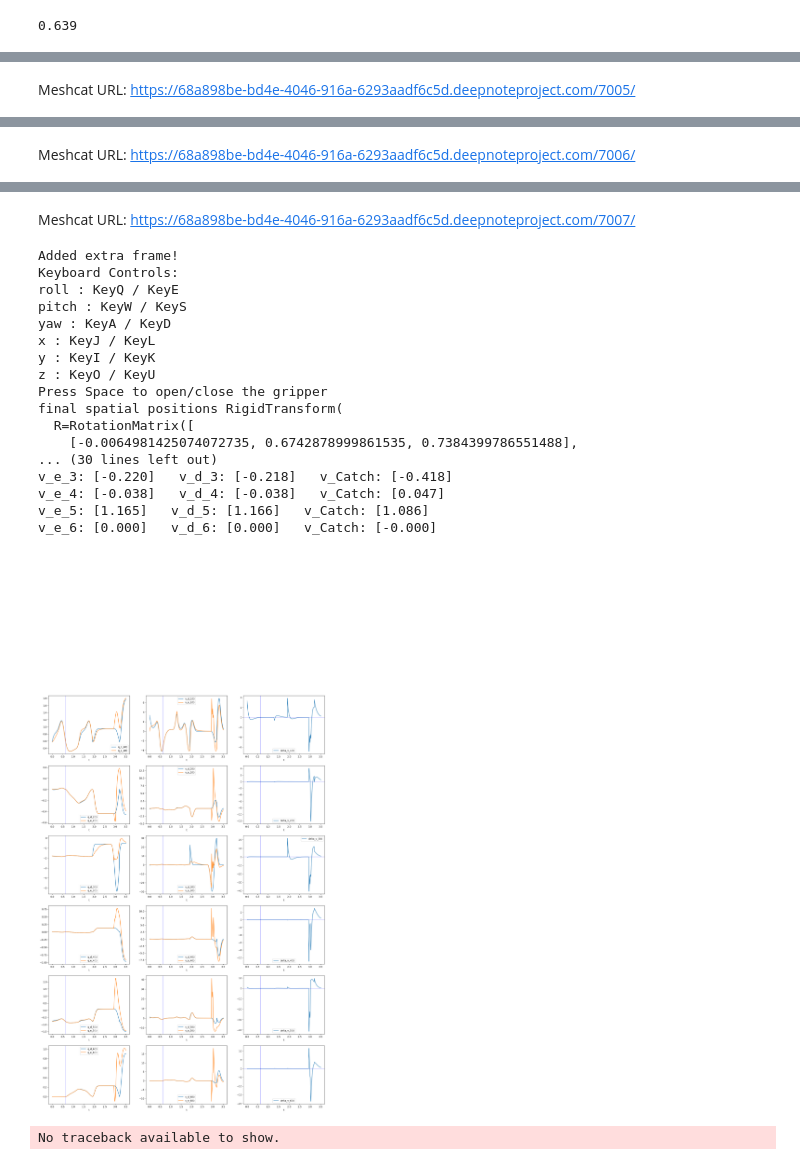
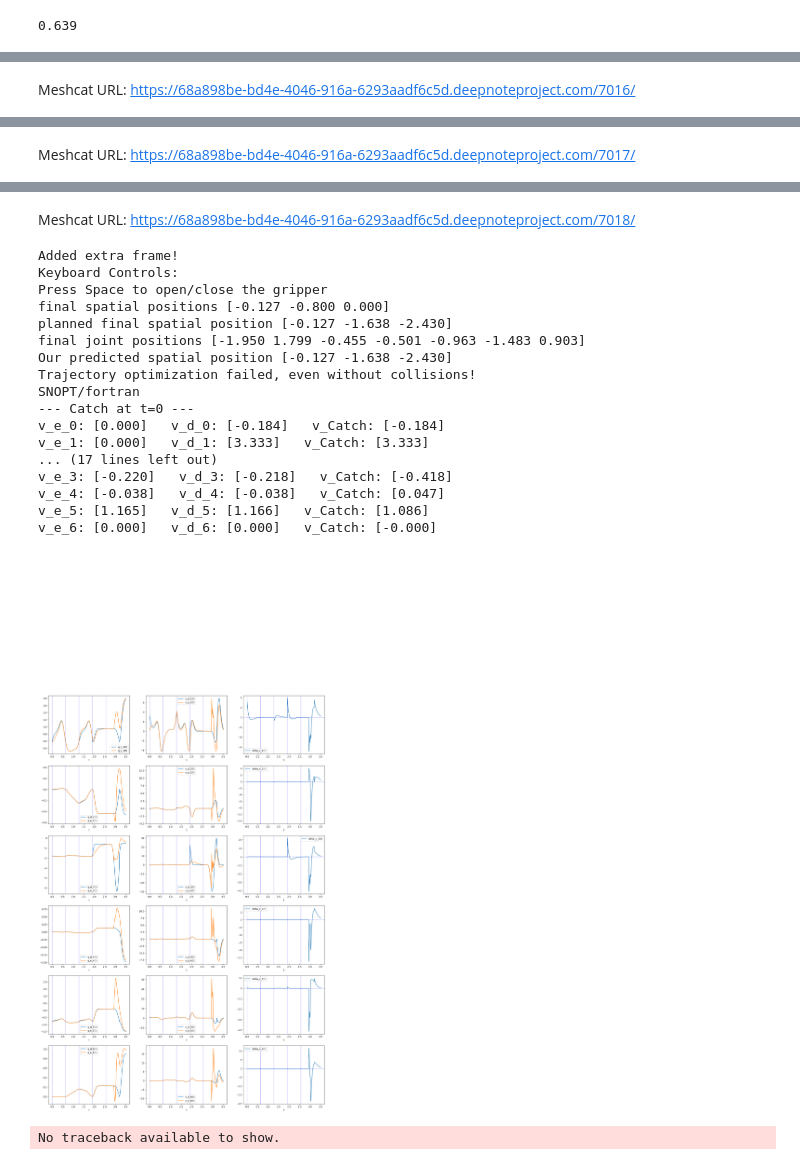
Before and after one commit to shaoyuancc/one_arm_juggling, a Jupyter notebook: Jug_with_Catch_Update-2.ipynb, the cells around one changed output, grey strips where cells are left out. Saved outputs shown, nothing was run; the diff lists cells and outputs as text; code cells hidden in the pictures.

```diff
--- a/Jug_with_Catch_Update-2.ipynb
+++ b/Jug_with_Catch_Update-2.ipynb
@@ -261,8 +261,8 @@ def make_kin_traj_opt_trajectory_update(q_Throw, p_WBall, v_Throw, V_WBall, t_du
     q_Catch_predicted  = get_q_with_diffik(q_Catch, p_CatchB) # diff inverse kinematic towards p_CatchB using q_Catch_original
     # q_Catch_predicted = convert_spatial_postion_ball_to_joint_position_arm(q_Catch, p_CatchB, p_GB_G)
     X_WCatchB_W_predicted = RigidTransform(RotationMatrix(), p_CatchB)
-    meshcat.SetObject("catch_predicted", Sphere(squash_ball_radius), rgba=Rgba(.5, .1, .1, 1))
-    meshcat.SetTransform("catch_predicted", X_WCatchB_W_predicted)
+    # meshcat.SetObject("catch_predicted", Sphere(squash_ball_radius), rgba=Rgba(.5, .1, .1, 1))
+    # meshcat.SetTransform("catch_predicted", X_WCatchB_W_predicted)
     print(f'Our predicted spatial position {p_CatchB}')
 
     # p_GB_G = # offset if adjusting throw
@@ -686,7 +686,7 @@ directives:
         station = builder.AddSystem(
                             MakeDirectManipulationStation(
                                 model_directives,
-                                filename="./models/one_arm_juggling.dmd.yaml",
+                                filename="./models/one_arm_juggling_no_cams.dmd.yaml",
                                 package_xmls=["./package.xml"],
                                 time_step=time_step,
                                 meshcat=meshcat))
@@ -778,10 +778,10 @@ directives:
     simulator = Simulator(diagram)
     context = simulator.get_context()
     X_WThrowB_W, X_WCatchB_W = add_target_objects(X_WThrow, X_WCatch)
-    pred = [0.573, -0.526, 0.375]
-    X_pred = RigidTransform(RotationMatrix(), pred)
-    meshcat.SetObject("pred", Sphere(squash_ball_radius), rgba=Rgba(.1, .9, .1, 1))
-    meshcat.SetTransform("pred", X_pred)
+    # pred = [0.573, -0.526, 0.375]
+    # X_pred = RigidTransform(RotationMatrix(), pred)
+    # meshcat.SetObject("pred", Sphere(squash_ball_radius), rgba=Rgba(.1, .9, .1, 1))
+    # meshcat.SetTransform("pred", X_pred)
 
     plant_context = plant.GetMyMutableContextFromRoot(context)
     for body_index in plant.GetFloatingBaseBodies():
@@ -864,7 +864,10 @@ directives:
     #         simulator.AdvanceTo(simulator.get_context().get_time() + 0.001)
 
     #     meshcat.DeleteButton("Stop Simulation")
-
+    def plot_vertical_lines():
+        num_lines = round(sim_duration/t_duration)
+        for i in range(num_lines):
+            plt.axvline(x = i*t_duration, color = 'b', alpha=0.3)
     if display_plot:
         log_state_desired = logger_state_desired.FindLog(context)
         log_state_estimated = logger_state_estimated.FindLog(context)
@@ -885,7 +888,8 @@ directives:
                     log_state_desired.data()[i,:].transpose(),
                     log_state_estimated.sample_times(),
                     log_state_estimated.data()[i,:].transpose())
-            plt.axvline(x = t_duration, color = 'b', alpha=0.3)
+            # plt.axvline(x = t_duration, color = 'b', alpha=0.3)
+            plot_vertical_lines()
             plt.legend([f'q_d_{i}(t)', f'q_e_{i}(t)'])
             plt.xlabel('t');
 
@@ -895,14 +899,14 @@ directives:
                     log_state_desired.data()[7+i,:].transpose(),
                     log_state_estimated.sample_times(),
                     log_state_estimated.data()[7+i,:].transpose())
-            plt.axvline(x = t_duration, color = 'b', alpha=0.3)
+            plot_vertical_lines()
             plt.legend([f'v_d_{i}(t)', f'v_e_{i}(t)'])
             plt.xlabel('t');
 
             plt.subplot(8, 3, 6 + i*3)
             plt.plot(log_state_desired.sample_times(),
                     log_state_desired.data()[7+i,:].transpose() - log_state_estimated.data()[7+i,:].transpose())
-            plt.axvline(x = t_duration, color = 'b', alpha=0.3)
+            plot_vertical_lines()
             plt.axhline(y = 0, color = 'b', alpha=0.3)
             plt.legend([f'delta_v_{i}(t)'])
             plt.xlabel('t');
@@ -941,6 +945,6 @@ planned ball CATCH position: [0.571 -0.524 0.390]
 Ball pose matches throw pose at (0.639)
 actual ball velocity: [-0.145 -0.199 3.110]
 Update trajectory at 0.639
-Meshcat URL: https://68a898be-bd4e-4046-916a-6293aadf6c5d.deepnoteproject.com/7005/
+Meshcat URL: https://68a898be-bd4e-4046-916a-6293aadf6c5d.deepnoteproject.com/7016/
 Added extra frame!
 Keyboard Controls:
@@ -961,4 +961,4 @@ INFO:drake:Meshcat listening for connections at https://68a898be-bd4e-4046-916a-
 Update trajectory at 1.917
-Meshcat URL: https://68a898be-bd4e-4046-916a-6293aadf6c5d.deepnoteproject.com/7006/
+Meshcat URL: https://68a898be-bd4e-4046-916a-6293aadf6c5d.deepnoteproject.com/7017/
 Added extra frame!
 Keyboard Controls:
@@ -979,23 +973,23 @@ INFO:drake:Meshcat listening for connections at https://68a898be-bd4e-4046-916a-
 Update trajectory at 3.1950000000000003
-Meshcat URL: https://68a898be-bd4e-4046-916a-6293aadf6c5d.deepnoteproject.com/7007/
+Meshcat URL: https://68a898be-bd4e-4046-916a-6293aadf6c5d.deepnoteproject.com/7018/
 Added extra frame!
 Keyboard Controls:
-roll : KeyQ / KeyE
-pitch : KeyW / KeyS
-yaw : KeyA / KeyD
-x : KeyJ / KeyL
-y : KeyI / KeyK
-z : KeyO / KeyU
 Press Space to open/close the gripper
-final spatial positions RigidTransform(
-  R=RotationMatrix([
-    [-0.0064981425074072735, 0.6742878999861535, 0.7384399786551488],
-... (30 lines left out)
+final spatial positions [-0.127 -0.800 0.000]
+planned final spatial position [-0.127 -1.638 -2.430]
+final joint positions [-1.950 1.799 -0.455 -0.501 -0.963 -1.483 0.903]
+Our predicted spatial position [-0.127 -1.638 -2.430]
+Trajectory optimization failed, even without collisions!
+SNOPT/fortran
+--- Catch at t=0 ---
+v_e_0: [0.000]   v_d_0: [-0.184]   v_Catch: [-0.184]
+v_e_1: [0.000]   v_d_1: [3.333]   v_Catch: [3.333]
+... (17 lines left out)
 v_e_3: [-0.220]   v_d_3: [-0.218]   v_Catch: [-0.418]
 v_e_4: [-0.038]   v_d_4: [-0.038]   v_Catch: [0.047]
 v_e_5: [1.165]   v_d_5: [1.166]   v_Catch: [1.086]
 v_e_6: [0.000]   v_d_6: [0.000]   v_Catch: [-0.000]
-[figure, old version]
+[figure, new version]
 # %%
 %tb
 # %% [output]
```
Also changed, not shown: parts of 2 cells of this notebook, 11 other files.
